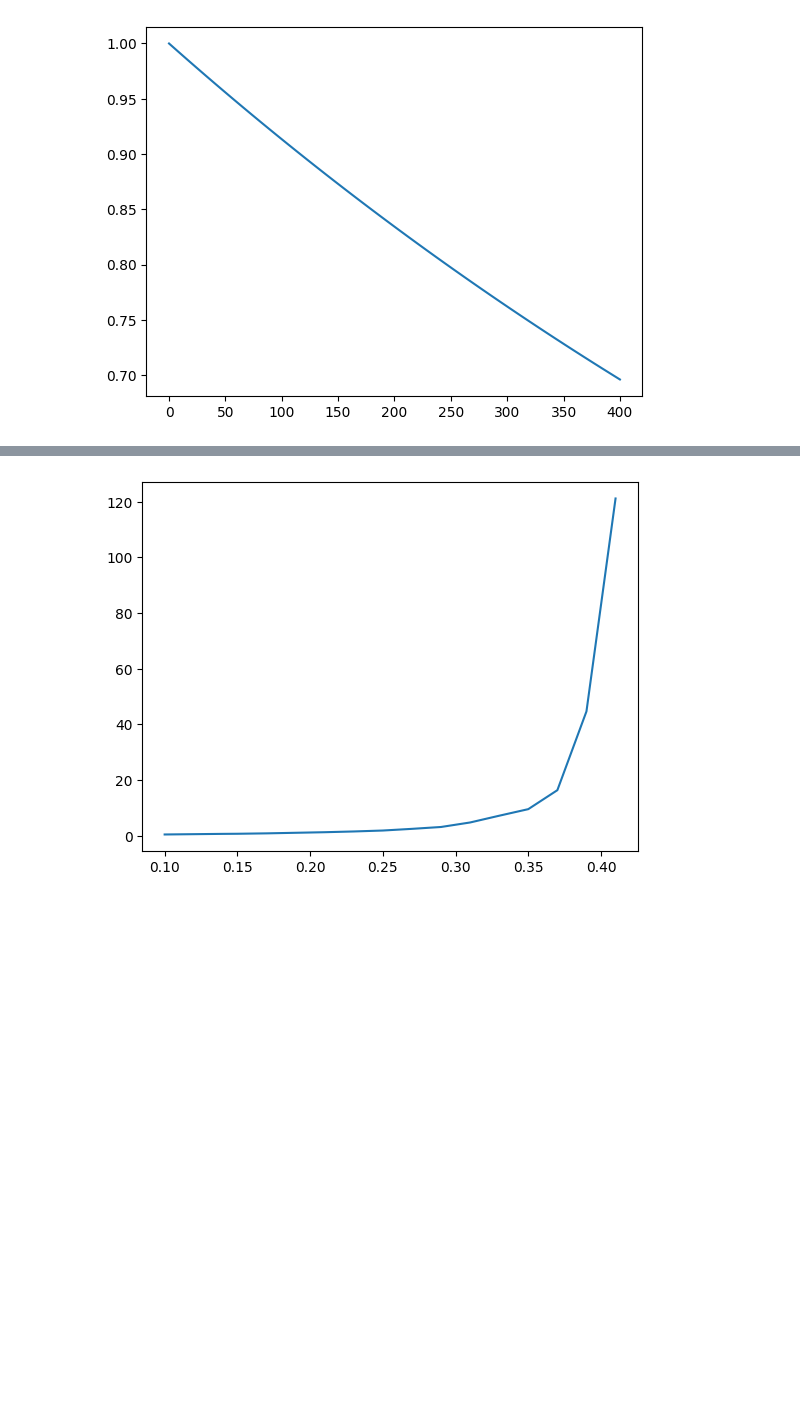
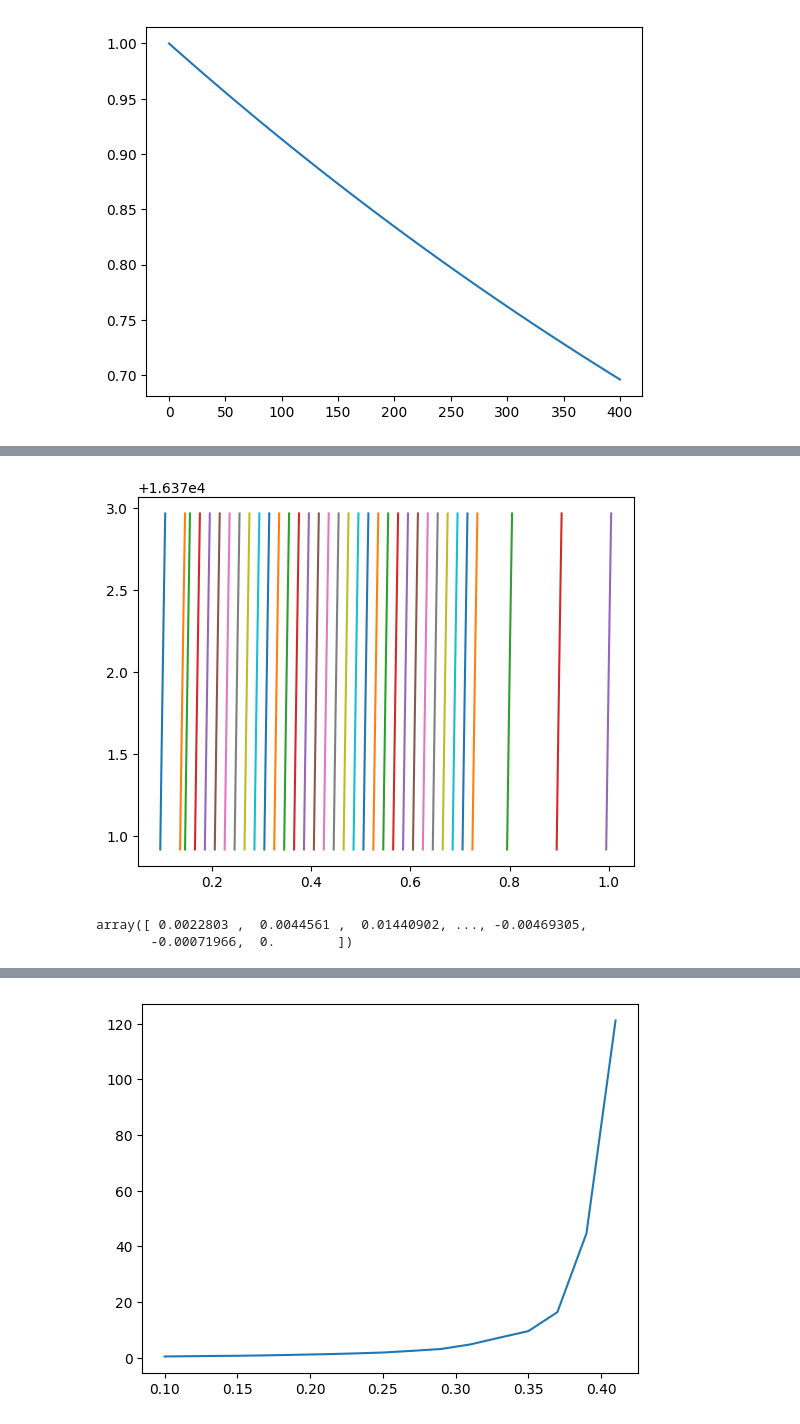
Before and after one commit to ChriGomm/MonteCarlo, a Jupyter notebook: code/auswertung.ipynb, the cells around one changed output, grey strips where cells are left out. Drawn from its saved outputs; the diff is of its cells as text; code cells hidden in the pictures; blank space fills up the shorter version.

```diff
--- a/code/auswertung.ipynb
+++ b/code/auswertung.ipynb
@@ -249,21 +427,28 @@ with open("fit_params.txt","w") as save:
 # %%
 bn =35
 beta = list(np.zeros(35))
 for i in range(30):
     beta[i+2]= 0.15 +0.6/30*i
 for i in range(2):
     beta[i] = 0.1+0.04*i
 for i in range(3):
     beta[i+32]= 0.8+ 0.1*i
 
 reweited_mag = np.zeros((35,30,2))
 extended_beta = np.zeros((bn,30))
 for idx in range(35):
-    extended_beta[idx,:] = np.linspace(beta[idx]-0.25,beta[idx]+0.25,30)
-    reweited_mag[idx,:,0], reweited_mag[idx,:,1] = error_reweight(extended_beta[idx,:],beta[idx],data_mag[idx,:],data_ham[idx,:])
+    extended_beta[idx,:] = np.linspace(beta[idx]-0.005,beta[idx]+0.005,30)
+    reweited_mag[idx,:,0], reweited_mag[idx,:,1] = error_reweight(extended_beta[idx,:],beta[idx],data_mag[idx,:],data_ham[idx,:],200)
 
 fig ,ax = plt.subplots(1,1)
 for i in range(bn):
-    # ax.plot(extended_beta[i,:],reweited_mag[idx,:,1])
-    plt.errorbar(x=extended_beta[i,:],y=reweited_mag[idx,:,1],yerr=reweited_mag[idx,:,0])
+    ax.plot(extended_beta[i,:],reweited_mag[idx,:,1])
+    # plt.errorbar(x=extended_beta[i,:],y=reweited_mag[idx,:,1],yerr=reweited_mag[idx,:,0])
 plt.show()
+# %% [output]
+[figure, added]
+# %%
+data_mag[5,:-1]*np.exp(-(extended_beta[5,10]-beta[5])*data_ham[5,:])
+# %% [output]
+array([ 0.0022803 ,  0.0044561 ,  0.01440902, ..., -0.00469305,
+       -0.00071966,  0.        ])
```
Also changed, not shown: parts of 11 cells of this notebook, 2 other files.
